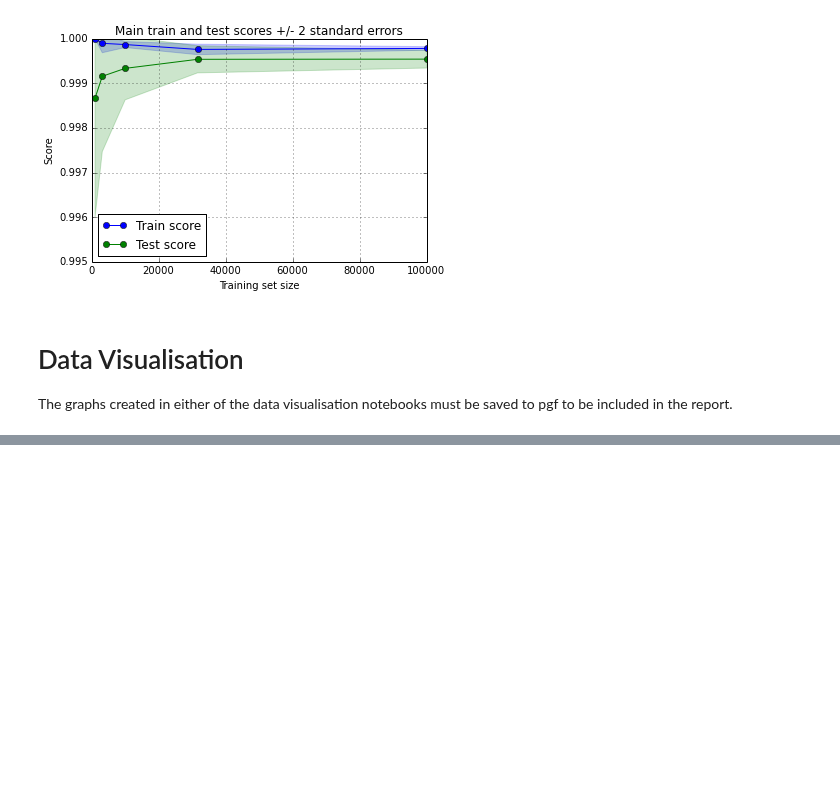
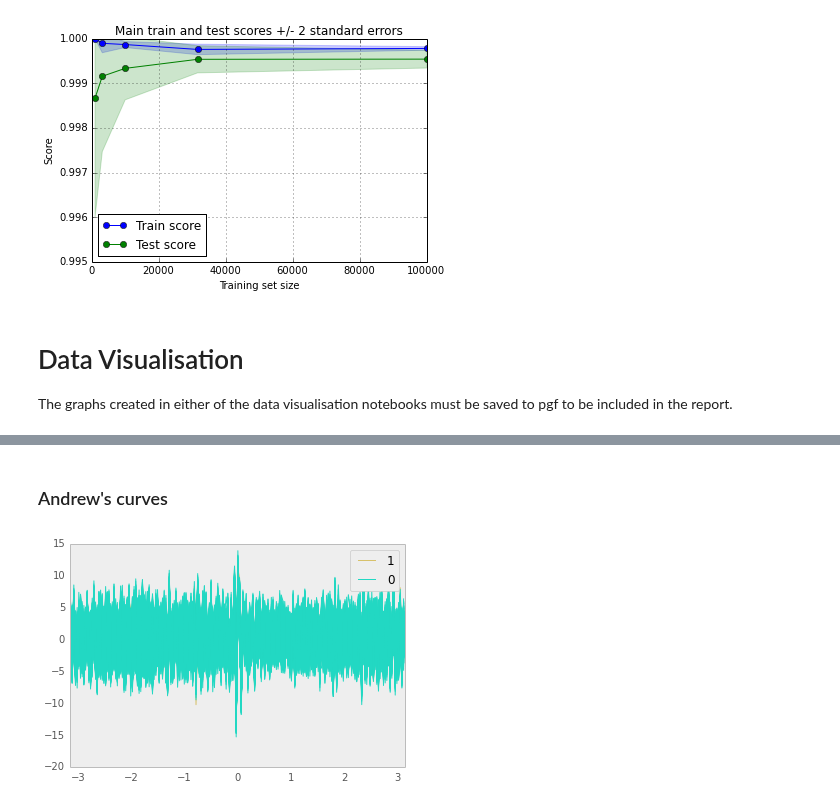
Before and after one commit to gngdb/opencast-bio, a Jupyter notebook: notebooks/Creating pgf graphs.ipynb, the cells around one changed output, grey strips where cells are left out. Drawn from its saved outputs; the diff is of its cells as text; code cells hidden in the pictures; blank space fills up the shorter version.

```diff
--- a/notebooks/Creating pgf graphs.ipynb
+++ b/notebooks/Creating pgf graphs.ipynb
@@ -119,0 +139,15 @@ plt.savefig("andrews.curve.oop.pgf",format='pgf')
+# %%
+fnpz = np.load("parrallel.coordinates.plot.ip.npz")
+X = fnpz['arr_0']
+y = fnpz['arr_1']
+maxes = np.amax(abs(X),axis=0) + 1e-14
+plotdata = pd.DataFrame(X/maxes)
+plotdata['training labels'] = y
+# %% [markdown]
+### Andrew's curves
+# %%
+andrews_curves(plotdata,'training labels')
+#plt.savefig(os.path.join(imagedir,"in.andrews.curves.tikz"),format='pgf')
+plt.savefig(os.path.join(imagedir,"in.andrews.curves.png"),format='png')
+# %% [output]
+[figure, added]
```
Also changed, not shown: parts of 52 cells of this notebook.
